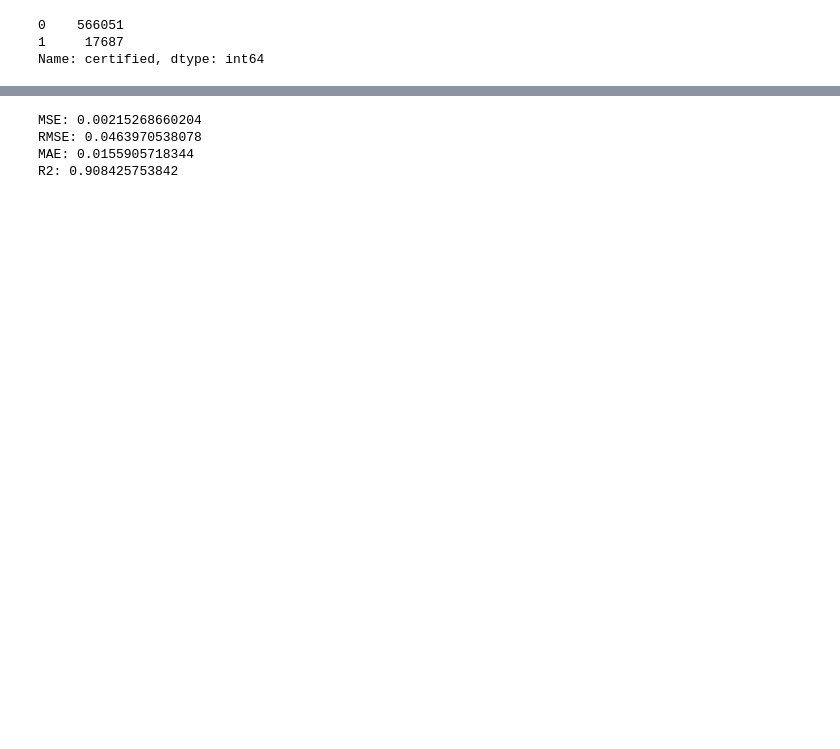
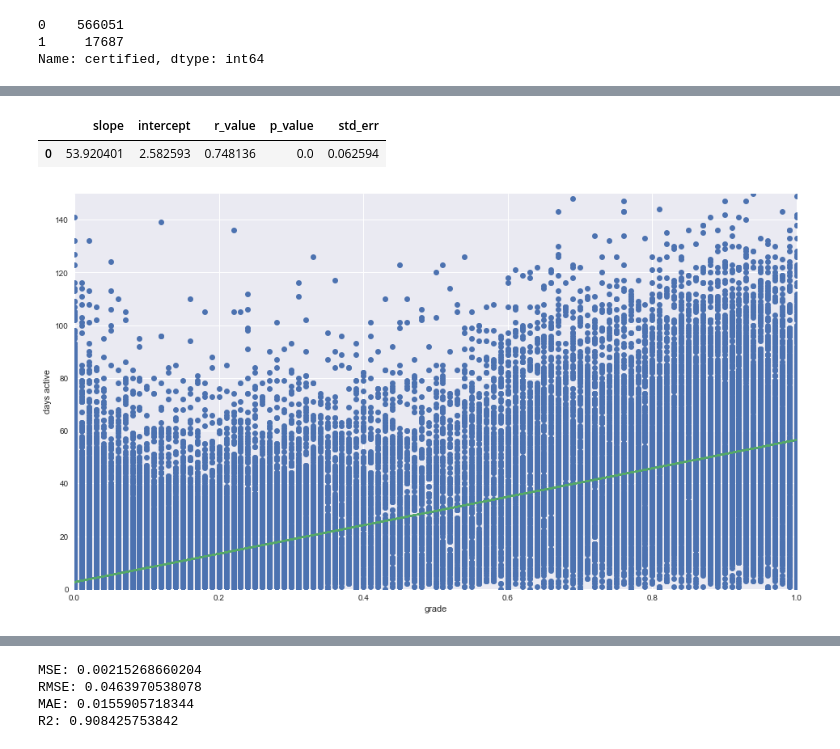
Before and after one commit to nadjalc/CSSproject, a Jupyter notebook: CSSproject.ipynb, the cells around one changed output, grey strips where cells are left out. Drawn from its saved outputs; the diff is of its cells as text; code cells hidden in the pictures; blank space fills up the shorter version.

```diff
--- a/CSSproject.ipynb
+++ b/CSSproject.ipynb
@@ -280,0 +284,16 @@ res.head()
+# %%
+plt.xlabel('grade')
+plt.ylabel('days active')
+slope, intercept, r_value, p_value, std_err = stats.linregress(data['grade'],data['ndays_act'])
+line = slope* data['grade']+intercept
+axes = plt.gca()
+axes.set_xlim([0,1])
+axes.set_ylim([0,150])
+
+plt.plot(data['grade'],data['ndays_act'],'o', data['grade'], line)
+res = pd.DataFrame([[slope, intercept, r_value, p_value, std_err]], columns=['slope', 'intercept', 'r_value', 'p_value', 'std_err'])
+res.head()
+# %% [output]
+|  | slope | intercept | r_value | p_value | std_err |
+| 0 | 53.920401 | 2.582593 | 0.748136 | 0.0 | 0.062594 |
+[figure, added]
```
Also changed, not shown: parts of 6 cells of this notebook.
